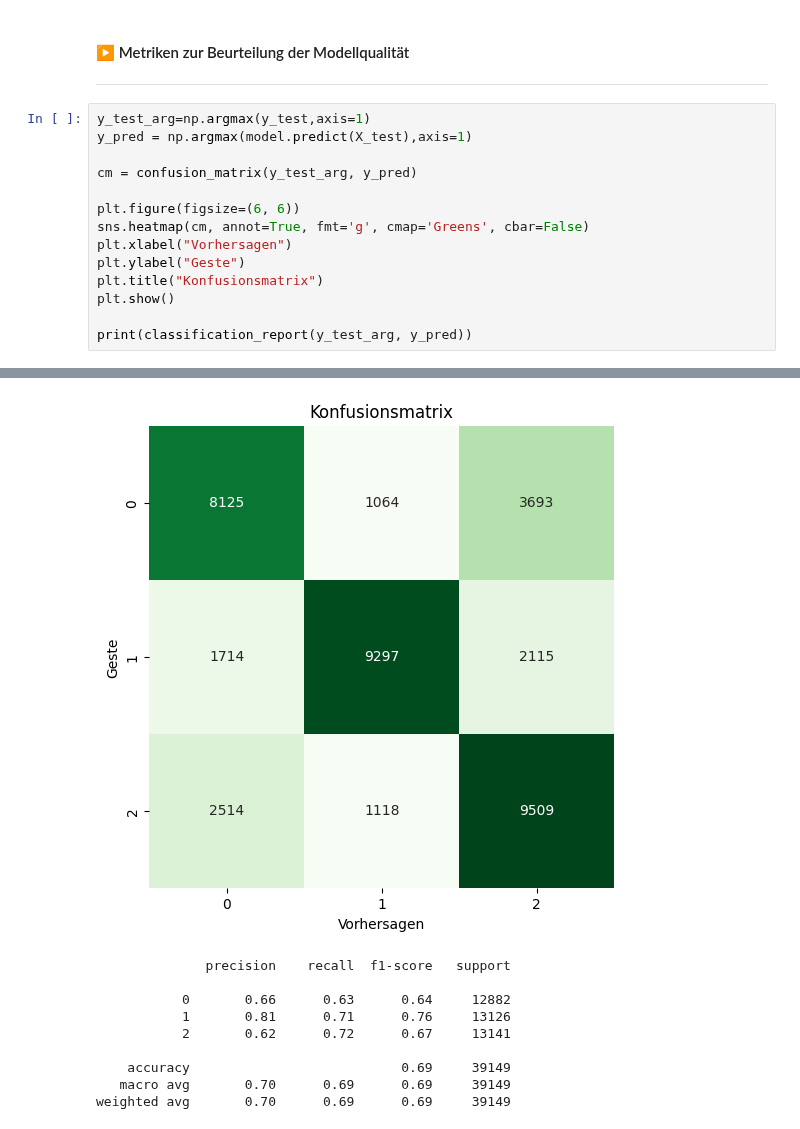
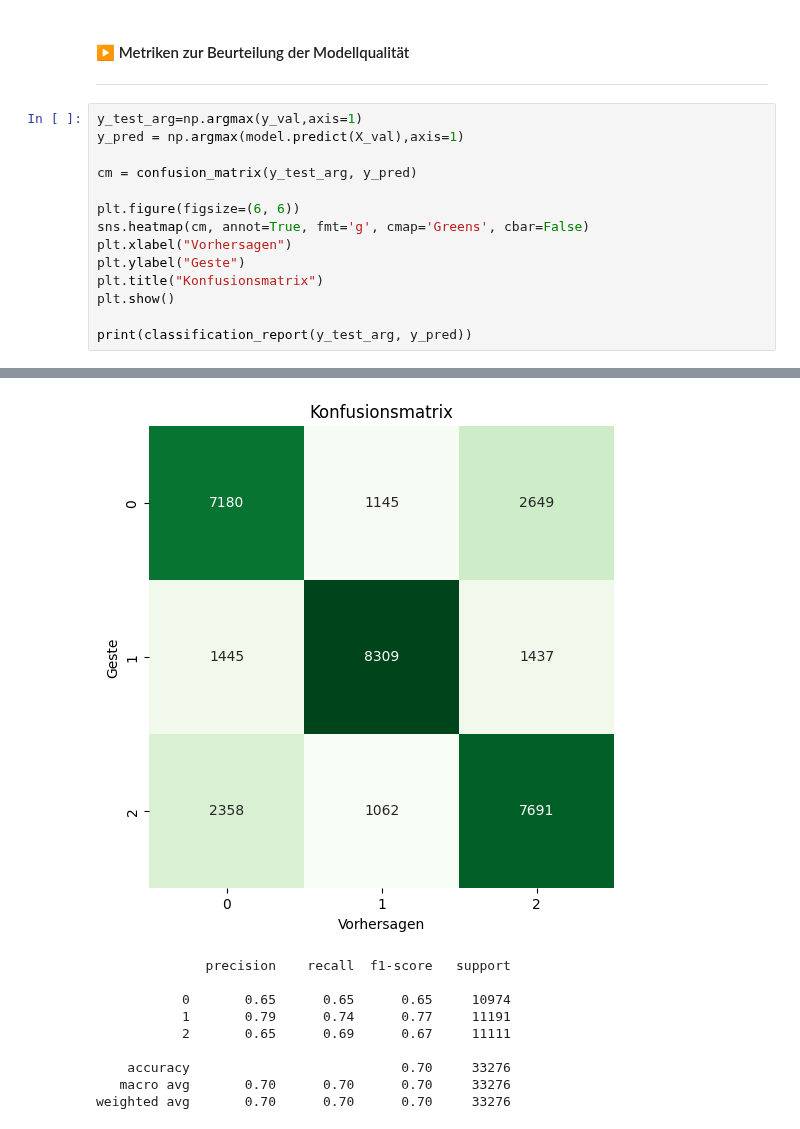
Before and after one commit to Gizmo-Labs/Informatik-Bachelor-Thesis, a Jupyter notebook: Jupyter-Notebooks/Model-Exploration_Variante_4.ipynb, the cells around one changed output, grey strips where cells are left out. Drawn from its saved outputs; the diff is of its cells as text.

```diff
--- a/Jupyter-Notebooks/Model-Exploration_Variante_4.ipynb
+++ b/Jupyter-Notebooks/Model-Exploration_Variante_4.ipynb
@@ -355,8 +347,8 @@ Test accuracy: 0.6929318308830261
 #### ▶️ Metriken zur Beurteilung der Modellqualität
 ***
 # %%
-y_test_arg=np.argmax(y_test,axis=1)
-y_pred = np.argmax(model.predict(X_test),axis=1)
+y_test_arg=np.argmax(y_val,axis=1)
+y_pred = np.argmax(model.predict(X_val),axis=1)
 
 cm = confusion_matrix(y_test_arg, y_pred)
 
@@ -373,10 +365,10 @@ print(classification_report(y_test_arg, y_pred))
-[figure, old version]
+[figure, new version]
               precision    recall  f1-score   support
 
-           0       0.66      0.63      0.64     12882
-           1       0.81      0.71      0.76     13126
-           2       0.62      0.72      0.67     13141
+           0       0.65      0.65      0.65     10974
+           1       0.79      0.74      0.77     11191
+           2       0.65      0.69      0.67     11111
 
-    accuracy                           0.69     39149
-   macro avg       0.70      0.69      0.69     39149
-weighted avg       0.70      0.69      0.69     39149
+    accuracy                           0.70     33276
+   macro avg       0.70      0.70      0.70     33276
+weighted avg       0.70      0.70      0.70     33276
```
Also changed, not shown: parts of 12 cells of this notebook, 23 other files.
